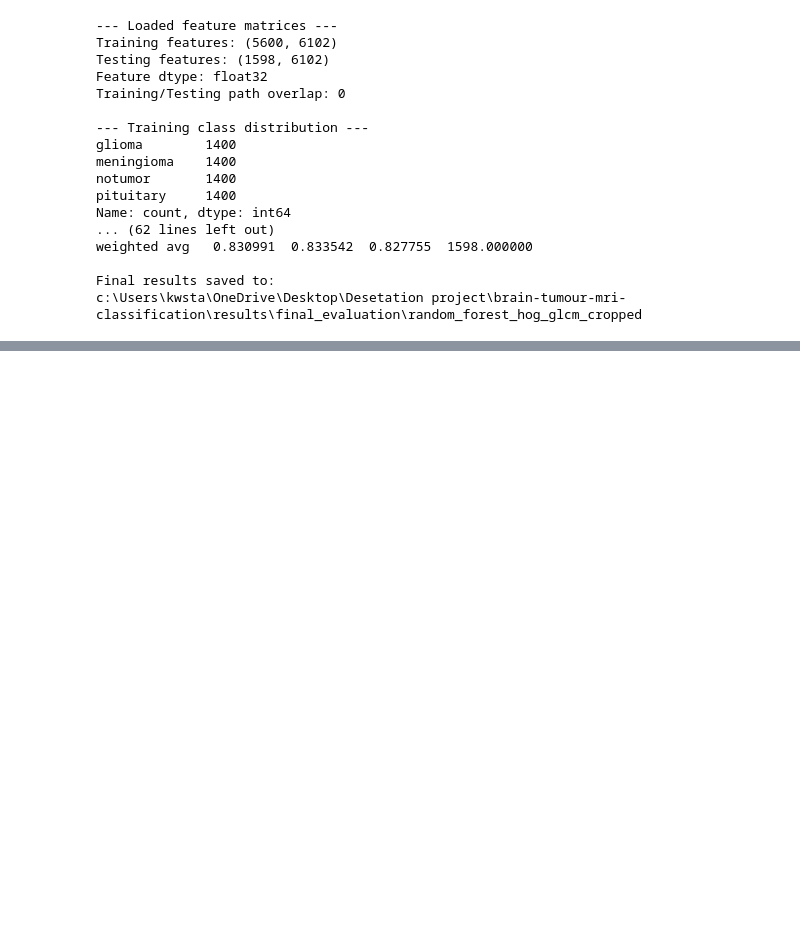
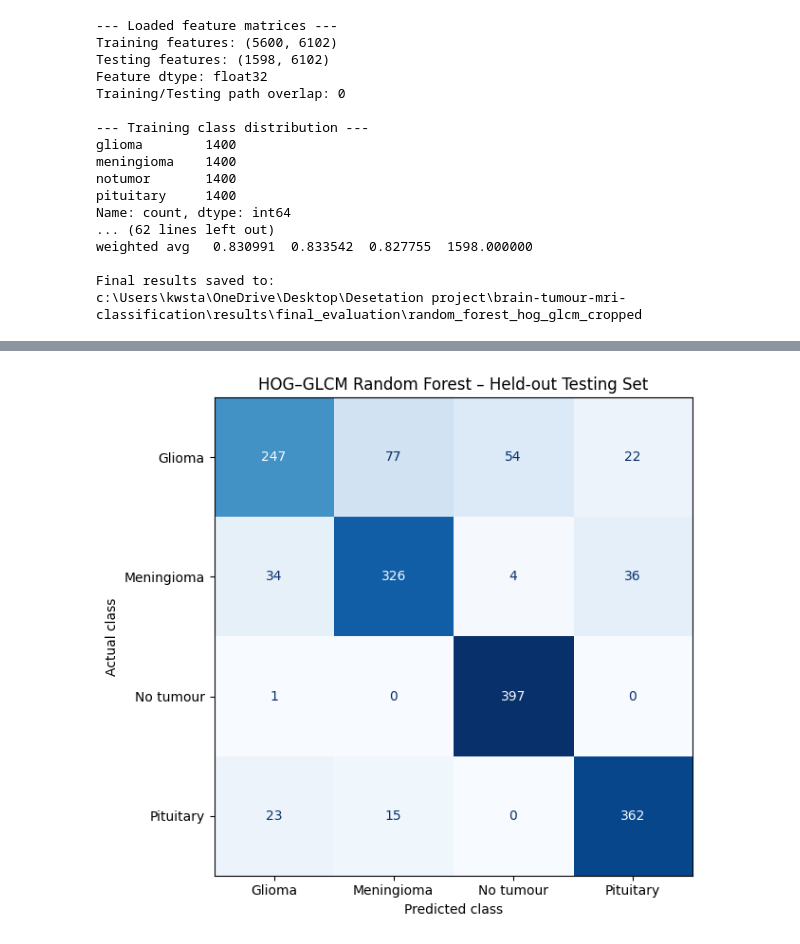
Before and after one commit to gcaluian/brain-tumour-mri-classification, a Jupyter notebook: notebooks/02_classical_models.ipynb, the cells around one changed output, grey strips where cells are left out. Cells and saved outputs as stored; diff of their text form; code cells hidden in the pictures; blank space fills up the shorter version.

```diff
--- a/notebooks/02_classical_models.ipynb
+++ b/notebooks/02_classical_models.ipynb
@@ -5363,0 +15245,50 @@ c:\Users\kwsta\OneDrive\Desktop\Desetation project\brain-tumour-mri-classificati
+# %%
+# Create a confusion matrix plot for the final Testing set of the HOG + GLCM + Random Forest model.
+import numpy as np
+import matplotlib.pyplot as plt
+from sklearn.metrics import ConfusionMatrixDisplay
+
+# Final held-out Testing confusion matrix for HOG + GLCM + Random Forest
+cm_rf = np.array([
+    [247, 77, 54, 22],
+    [34, 326, 4, 36],
+    [1, 0, 397, 0],
+    [23, 15, 0, 362]
+])
+
+class_names = [
+    "Glioma",
+    "Meningioma",
+    "No tumour",
+    "Pituitary"
+]
+
+disp = ConfusionMatrixDisplay(
+    confusion_matrix=cm_rf,
+    display_labels=class_names
+)
+
+fig, ax = plt.subplots(figsize=(7, 6))
+
+disp.plot(
+    ax=ax,
+    cmap="Blues",
+    values_format="d",
+    colorbar=False
+)
+
+ax.set_title("HOG–GLCM Random Forest – Held-out Testing Set")
+ax.set_xlabel("Predicted class")
+ax.set_ylabel("Actual class")
+
+plt.tight_layout()
+
+plt.savefig(
+    "rf_testing_confusion_matrix.png",
+    dpi=300,
+    bbox_inches="tight"
+)
+
+plt.show()
+# %% [output]
+[figure, added]
```
Also changed, not shown: parts of 22 cells of this notebook, 7 other files.
